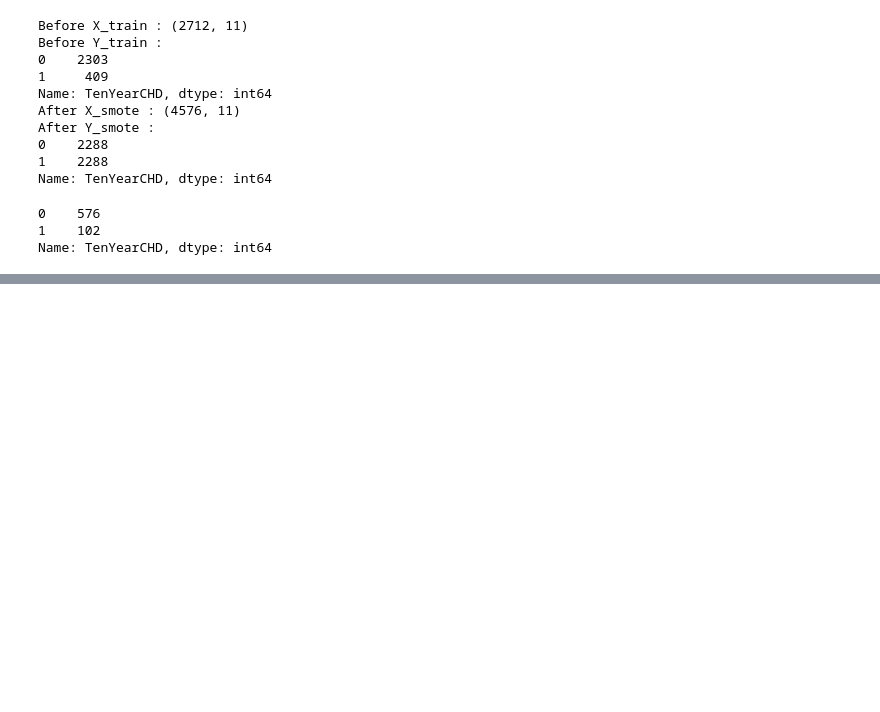
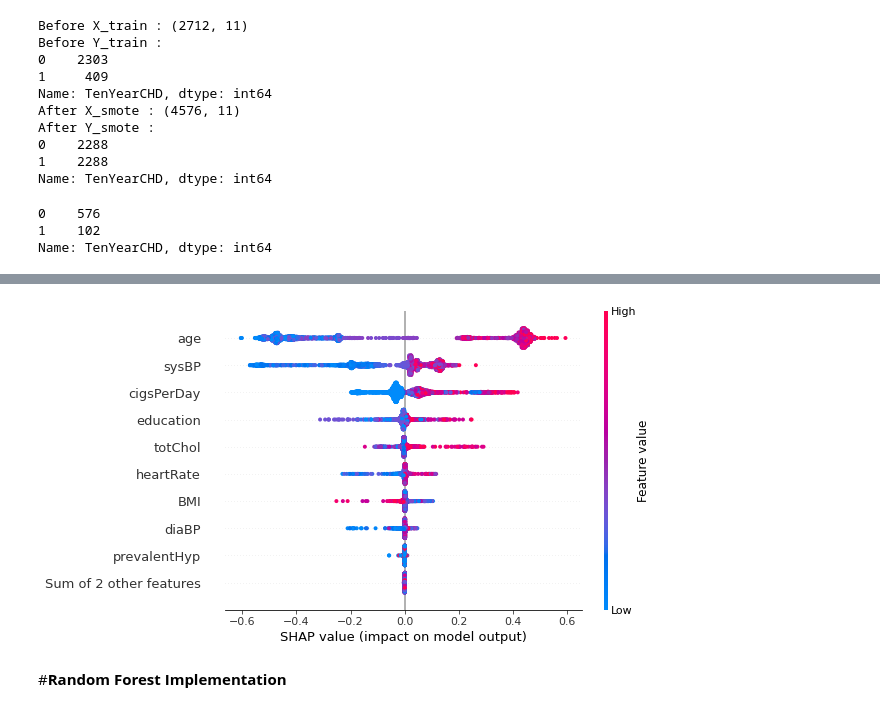
Before and after one commit to Aashishc-prog/CardioVascular-Risk-Prediction, a Jupyter notebook: Capstone_3.ipynb, the cells around one changed output, grey strips where cells are left out. Saved outputs shown, nothing was run; the diff lists cells and outputs as text; code cells hidden in the pictures; blank space fills up the shorter version.

```diff
--- a/Capstone_3.ipynb
+++ b/Capstone_3.ipynb
@@ -653,0 +762,11 @@ Name: TenYearCHD, dtype: int64
+# %%
+# Fits the explainer
+explainer = shap.Explainer(xgb.predict, X_test)
+# Calculates the SHAP values
+shap_values = explainer(X)
+# %%
+shap.plots.beeswarm(shap_values)
+# %% [output]
+[figure, added]
+# %% [markdown]
+#**Random Forest Implementation**
```
Also changed, not shown: parts of 37 cells of this notebook.
